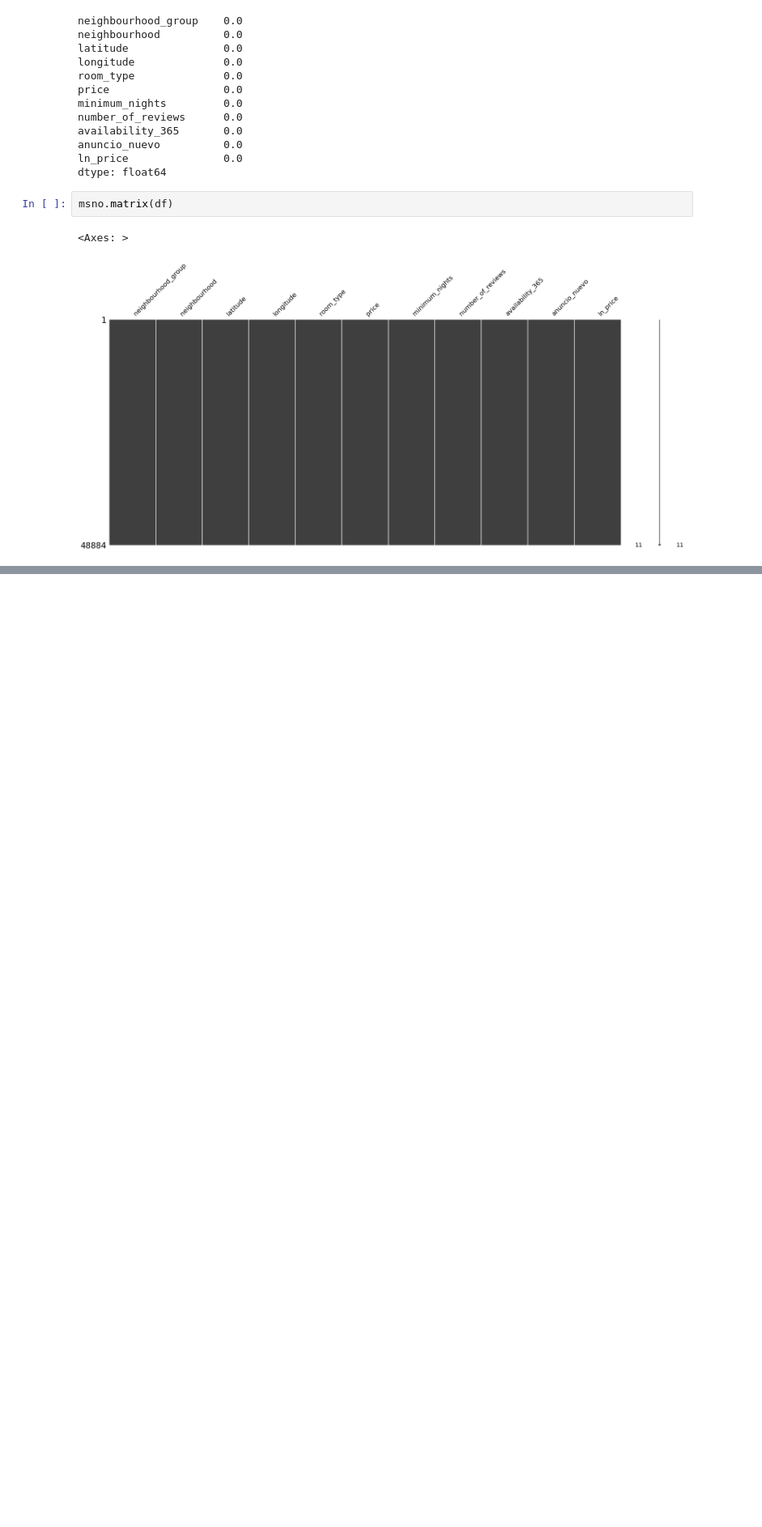
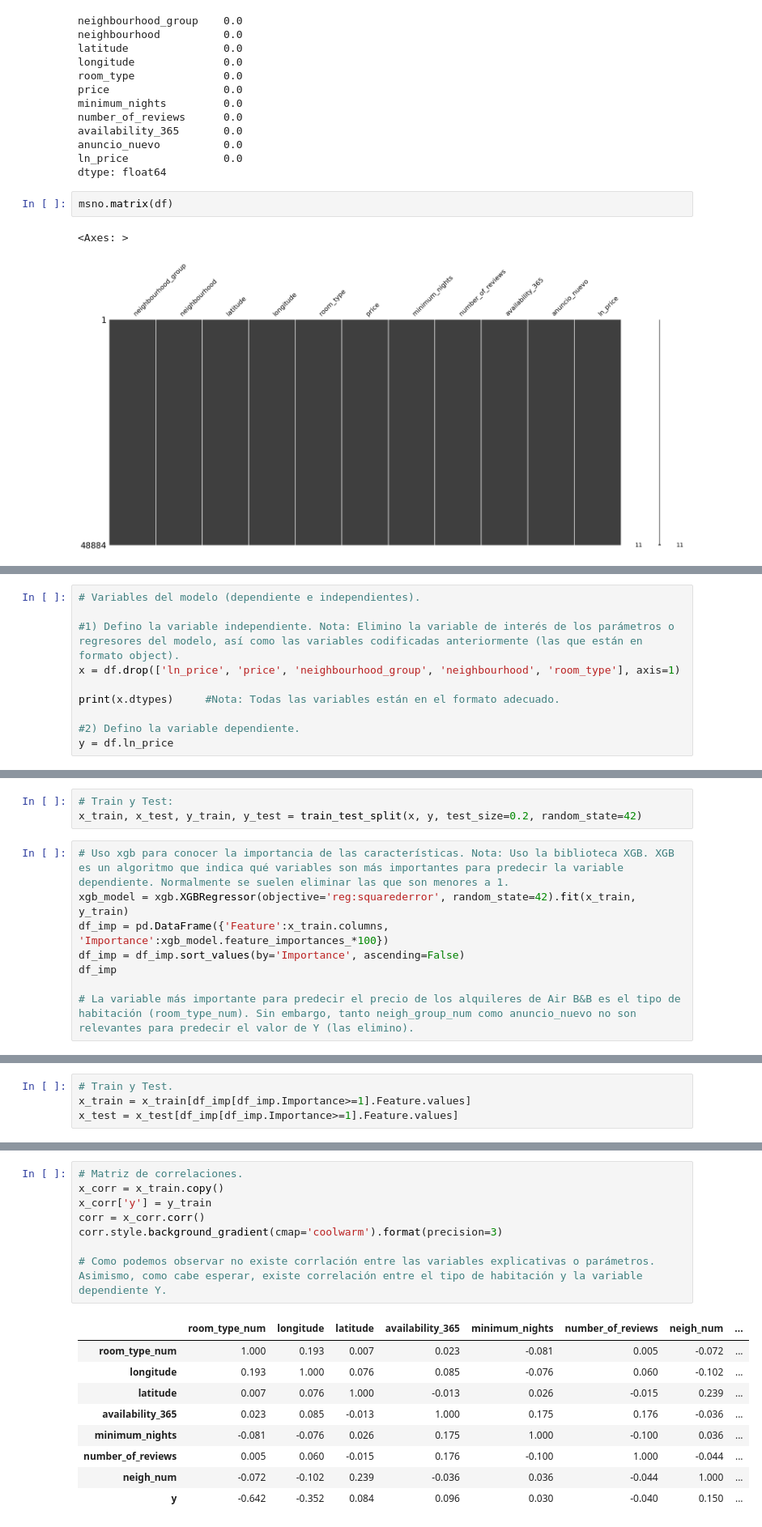
Before and after one commit to 4GeeksAcademy/Proyecto13_albaebauluz, a Jupyter notebook: src/explore.ipynb, the cells around one changed output, grey strips where cells are left out. Shown at 81% size. Cells and saved outputs as stored; diff of their text form; blank space fills up the shorter version.

```diff
--- a/src/explore.ipynb
+++ b/src/explore.ipynb
@@ -397,0 +431,10 @@ ValueError: Pandas data cast to numpy dtype of object. Check input data with np.
+# %%
+# Variables del modelo (dependiente e independientes).
+
+#1) Defino la variable independiente. Nota: Elimino la variable de interés de los parámetros o regresores del modelo, así como las variables codificadas anteriormente (las que están en formato object).
+x = df.drop(['ln_price', 'price', 'neighbourhood_group', 'neighbourhood', 'room_type'], axis=1)
+
+print(x.dtypes)     #Nota: Todas las variables están en el formato adecuado.
+
+#2) Defino la variable dependiente.
+y = df.ln_price
@@ -397,0 +452,11 @@ ValueError: Pandas data cast to numpy dtype of object. Check input data with np.
+# %%
+# Train y Test:
+x_train, x_test, y_train, y_test = train_test_split(x, y, test_size=0.2, random_state=42)
+# %%
+# Uso xgb para conocer la importancia de las características. Nota: Uso la biblioteca XGB. XGB es un algoritmo que indica qué variables son más importantes para predecir la variable dependiente. Normalmente se suelen eliminar las que son menores a 1.
+xgb_model = xgb.XGBRegressor(objective='reg:squarederror', random_state=42).fit(x_train, y_train)
+df_imp = pd.DataFrame({'Feature':x_train.columns, 'Importance':xgb_model.feature_importances_*100})
+df_imp = df_imp.sort_values(by='Importance', ascending=False)
+df_imp
+
+# La variable más importante para predecir el precio de los alquileres de Air B&B es el tipo de habitación (room_type_num). Sin embargo, tanto neigh_group_num como anuncio_nuevo no son relevantes para predecir el valor de Y (las elimino).
@@ -397,0 +480,4 @@ ValueError: Pandas data cast to numpy dtype of object. Check input data with np.
+# %%
+# Train y Test.
+x_train = x_train[df_imp[df_imp.Importance>=1].Feature.values]
+x_test = x_test[df_imp[df_imp.Importance>=1].Feature.values]
@@ -397,0 +499,18 @@ ValueError: Pandas data cast to numpy dtype of object. Check input data with np.
+# %%
+# Matriz de correlaciones.
+x_corr = x_train.copy()
+x_corr['y'] = y_train
+corr = x_corr.corr()
+corr.style.background_gradient(cmap='coolwarm').format(precision=3)
+
+# Como podemos observar no existe corrlación entre las variables explicativas o parámetros. Asimismo, como cabe esperar, existe correlación entre el tipo de habitación y la variable dependiente Y.
+# %% [output]
+|  | room_type_num | longitude | latitude | availability_365 | minimum_nights | number_of_reviews | neigh_num | ... |
+| room_type_num | 1.000 | 0.193 | 0.007 | 0.023 | -0.081 | 0.005 | -0.072 | ... |
+| longitude | 0.193 | 1.000 | 0.076 | 0.085 | -0.076 | 0.060 | -0.102 | ... |
+| latitude | 0.007 | 0.076 | 1.000 | -0.013 | 0.026 | -0.015 | 0.239 | ... |
+| availability_365 | 0.023 | 0.085 | -0.013 | 1.000 | 0.175 | 0.176 | -0.036 | ... |
+| minimum_nights | -0.081 | -0.076 | 0.026 | 0.175 | 1.000 | -0.100 | 0.036 | ... |
+| number_of_reviews | 0.005 | 0.060 | -0.015 | 0.176 | -0.100 | 1.000 | -0.044 | ... |
+| neigh_num | -0.072 | -0.102 | 0.239 | -0.036 | 0.036 | -0.044 | 1.000 | ... |
+| y | -0.642 | -0.352 | 0.084 | 0.096 | 0.030 | -0.040 | 0.150 | ... |
```
Also changed, not shown: parts of 14 cells of this notebook.
